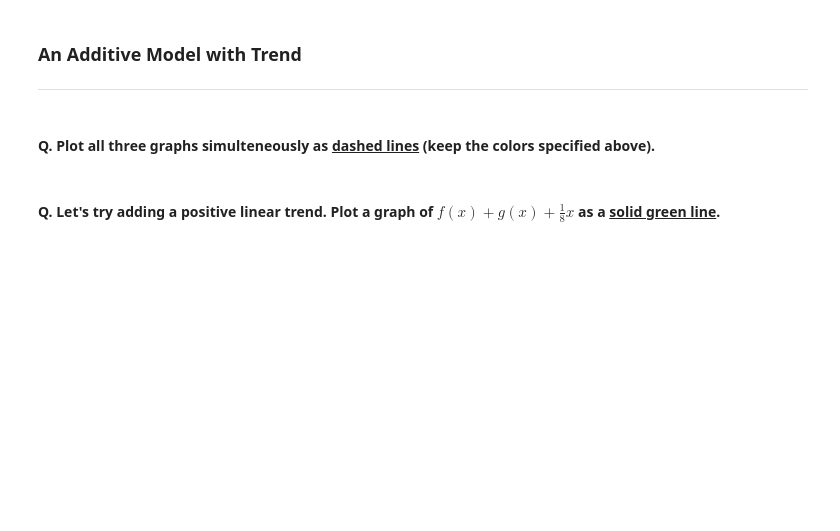
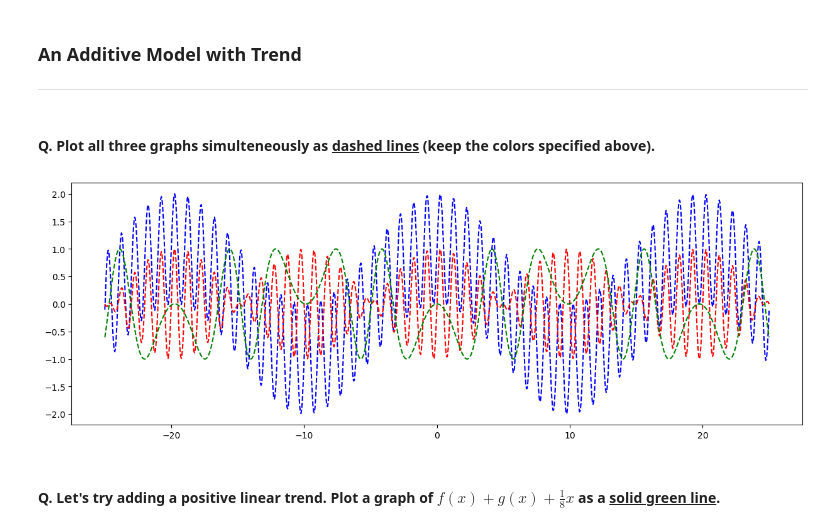
Before and after one commit to samsamotan/Quiz-1, a Jupyter notebook: Take Home Quiz 1 - Curve Fitting.ipynb, the cells around one changed output. Cells and saved outputs as stored; diff of their text form; code cells hidden in the pictures; blank space fills up the shorter version.

```diff
--- a/Take Home Quiz 1 - Curve Fitting.ipynb
+++ b/Take Home Quiz 1 - Curve Fitting.ipynb
@@ -105,2 +112,9 @@ Answer here.
+# %%
+plt.plot(x, f(x)+g(x), 'b--')
+plt.plot(x, f(x)*g(x), 'r--')
+plt.plot(x, f(g(x)), 'g--')
+plt.show()
+# %% [output]
+[figure, added]
 # %% [markdown]
 #### Q. Let's try adding a positive linear trend. Plot a graph of $f(x) + g(x) + \frac{1}{8}x$ as a <b><u>solid green line</u></b>.
```
Also changed, not shown: parts of 9 cells of this notebook.
